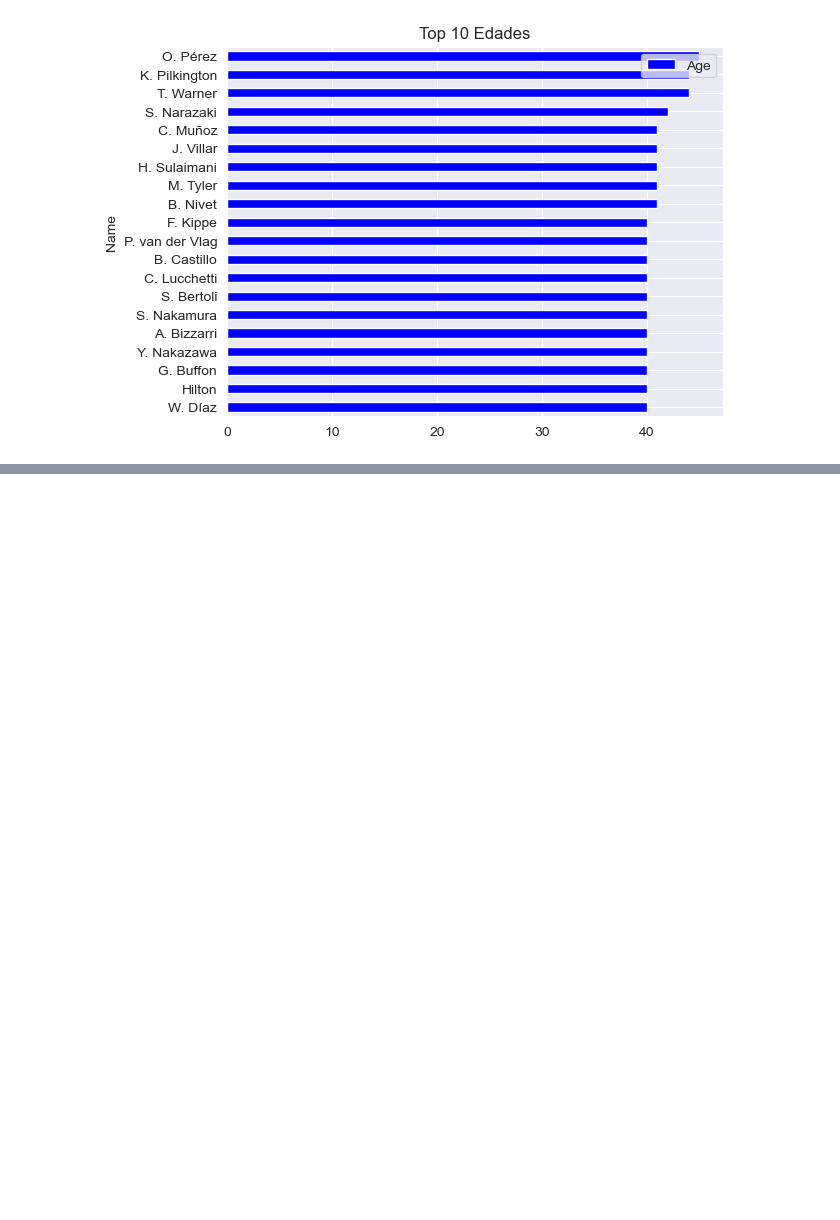
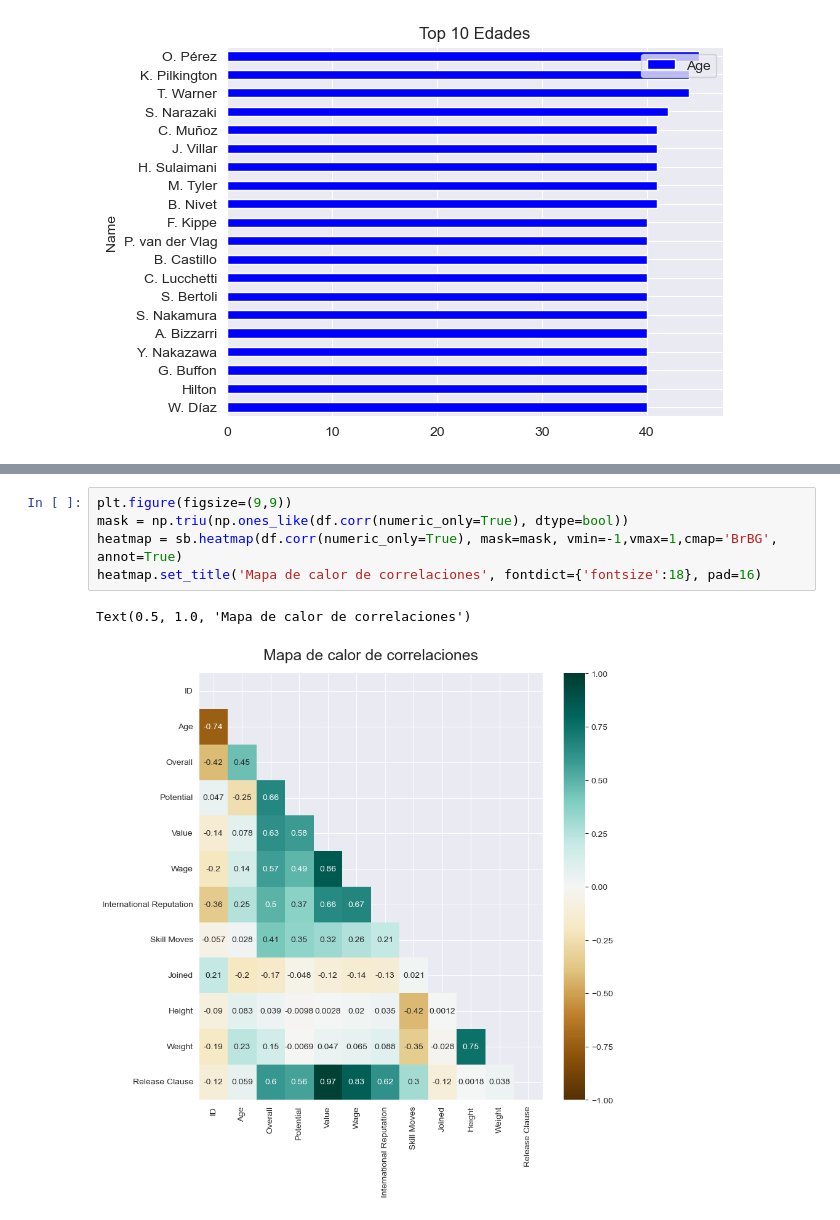
Before and after one commit to AI-YAZMIN-VILLEGAS/EBAC, a Jupyter notebook: Clases/Paquete Numpy y Problemas Estadísticos/numpy.ipynb, the cells around one changed output, grey strips where cells are left out. Drawn from its saved outputs; the diff is of its cells as text; blank space fills up the shorter version.

```diff
--- a/Clases/Paquete Numpy y Problemas Estadísticos/numpy.ipynb
+++ b/Clases/Paquete Numpy y Problemas Estadísticos/numpy.ipynb
@@ -270,0 +352,8 @@ ax = x[::-1].plot.barh(y='Age',x='Name',color='b',title='Top 10 Edades')
+# %%
+plt.figure(figsize=(9,9))
+mask = np.triu(np.ones_like(df.corr(numeric_only=True), dtype=bool))
+heatmap = sb.heatmap(df.corr(numeric_only=True), mask=mask, vmin=-1,vmax=1,cmap='BrBG', annot=True)
+heatmap.set_title('Mapa de calor de correlaciones', fontdict={'fontsize':18}, pad=16)
+# %% [output]
+Text(0.5, 1.0, 'Mapa de calor de correlaciones')
+[figure, added]
```
Also changed, not shown: parts of 17 cells of this notebook.
